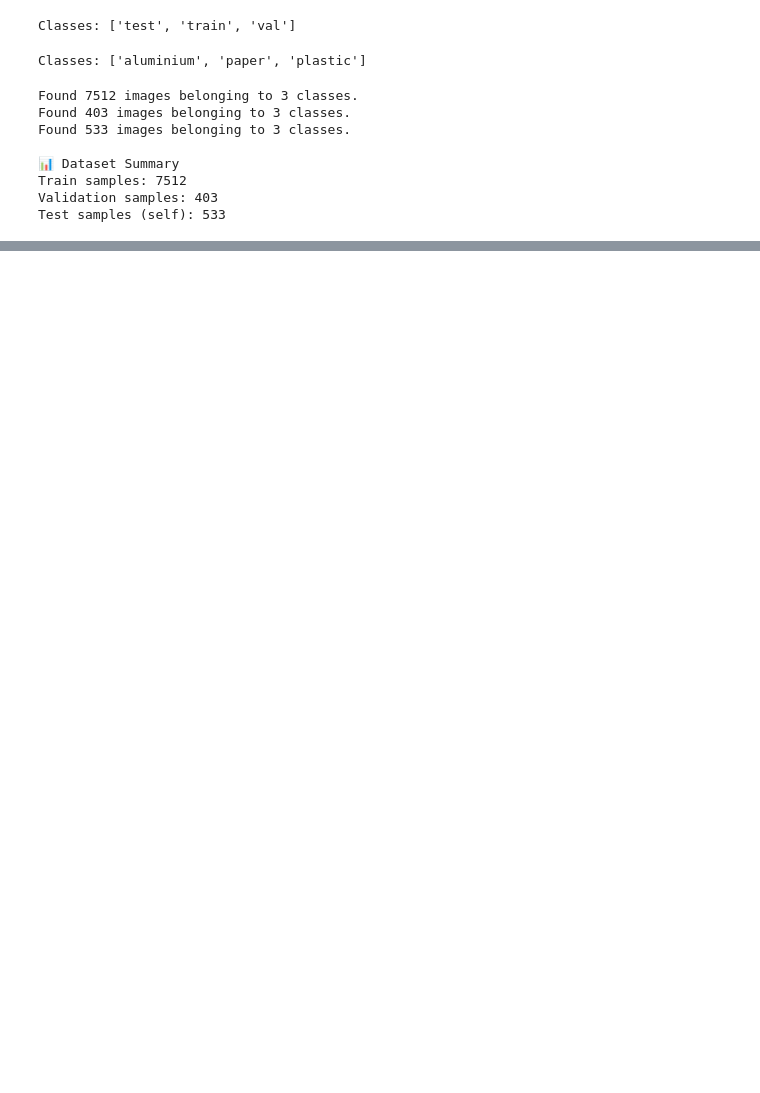
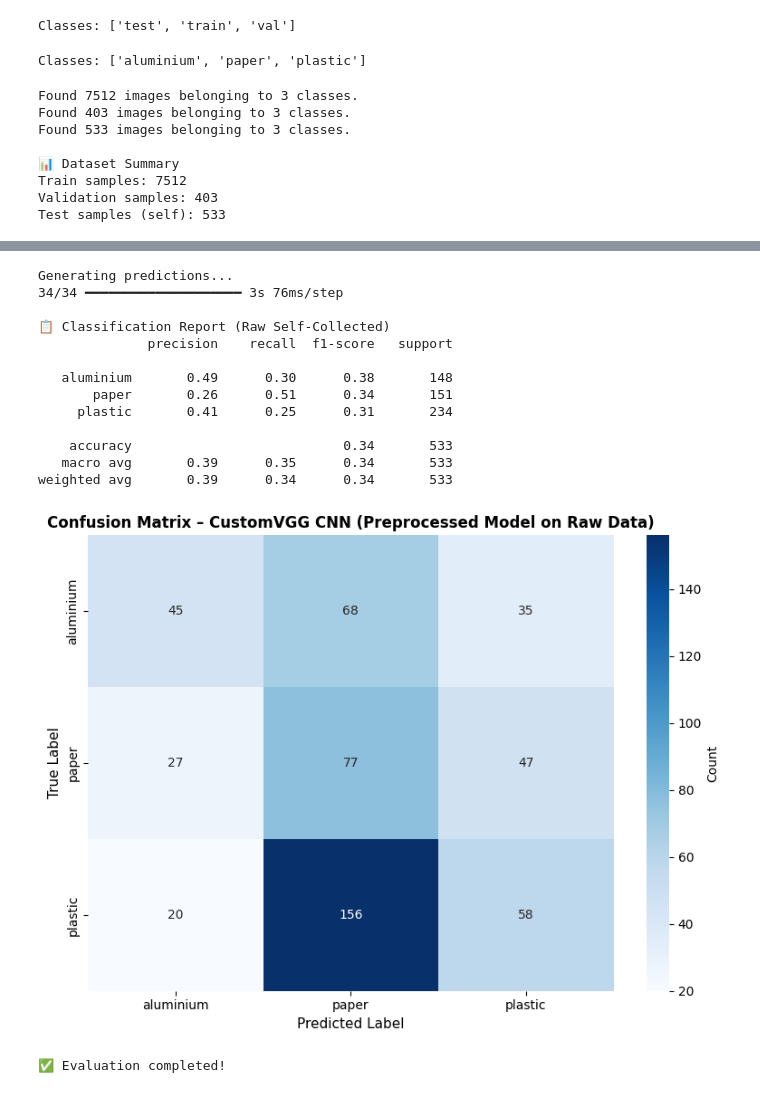
Before and after one commit to KyroChu32/CV-project, a Jupyter notebook: CustomVGG_CNN/CusstomVGGCNN_TestProcessed.ipynb, the cells around one changed output, grey strips where cells are left out. Drawn from its saved outputs; the diff is of its cells as text; code cells hidden in the pictures; blank space fills up the shorter version.

```diff
--- a/CustomVGG_CNN/CusstomVGGCNN_TestProcessed.ipynb
+++ b/CustomVGG_CNN/CusstomVGGCNN_TestProcessed.ipynb
@@ -297,0 +338,18 @@ weighted avg       0.45      0.43      0.42       533
+# %%
+# =========================================================
+# LOAD SAVED MODEL AND TEST ON RAW DATA
+# =========================================================
+
+# Path to saved model
+model_path = 'models/customvgg_preprocessed.keras'
+
+# Load the model
+if os.path.exists(model_path):
+    print(f"Loading model from {model_path}...")
+    from tensorflow import keras
+    loaded_model = keras.models.load_model(model_path)
+    print("✅ Model loaded successfully\n")
+else:
+    print(f"❌ Model not found at {model_path}")
+    print("Please train the model first!")
+    loaded_model = None
@@ -297,0 +435,48 @@ weighted avg       0.45      0.43      0.42       533
+# %%
+# =========================================================
+# PREDICTIONS AND CONFUSION MATRIX
+# =========================================================
+
+if loaded_model is not None:
+    # Get predictions
+    print("Generating predictions...")
+    y_pred_prob = loaded_model.predict(raw_test_gen)
+    y_pred = np.argmax(y_pred_prob, axis=1)
+    y_true = raw_test_gen.classes
+
+    # Classification report
+    print("\n📋 Classification Report (Raw Self-Collected)")
+    print(classification_report(y_true, y_pred, target_names=raw_test_gen.class_indices.keys()))
+
+    # Confusion matrix
+    cm = confusion_matrix(y_true, y_pred)
+    plt.figure(figsize=(8, 6))
+    sns.heatmap(cm, annot=True, fmt='d', cmap='Blues',
+                xticklabels=raw_test_gen.class_indices.keys(),
+                yticklabels=raw_test_gen.class_indices.keys(),
+                cbar_kws={'label': 'Count'})
+    plt.title('Confusion Matrix – CustomVGG CNN (Preprocessed Model on Raw Data)', fontsize=12, fontweight='bold')
+    plt.xlabel('Predicted Label', fontsize=11)
+    plt.ylabel('True Label', fontsize=11)
+    plt.tight_layout()
+    plt.show()
+
+    print("✅ Evaluation completed!")
+else:
+    print("⚠️ Model not loaded. Cannot generate predictions.")
+# %% [output]
+Generating predictions...
+34/34 ━━━━━━━━━━━━━━━━━━━━ 3s 76ms/step
+
+📋 Classification Report (Raw Self-Collected)
+              precision    recall  f1-score   support
+
+   aluminium       0.49      0.30      0.38       148
+       paper       0.26      0.51      0.34       151
+     plastic       0.41      0.25      0.31       234
+
+    accuracy                           0.34       533
+   macro avg       0.39      0.35      0.34       533
+weighted avg       0.39      0.34      0.34       533
+[figure, added]
+✅ Evaluation completed!
```
Also changed, not shown: parts of 14 cells of this notebook, 3 other files.
